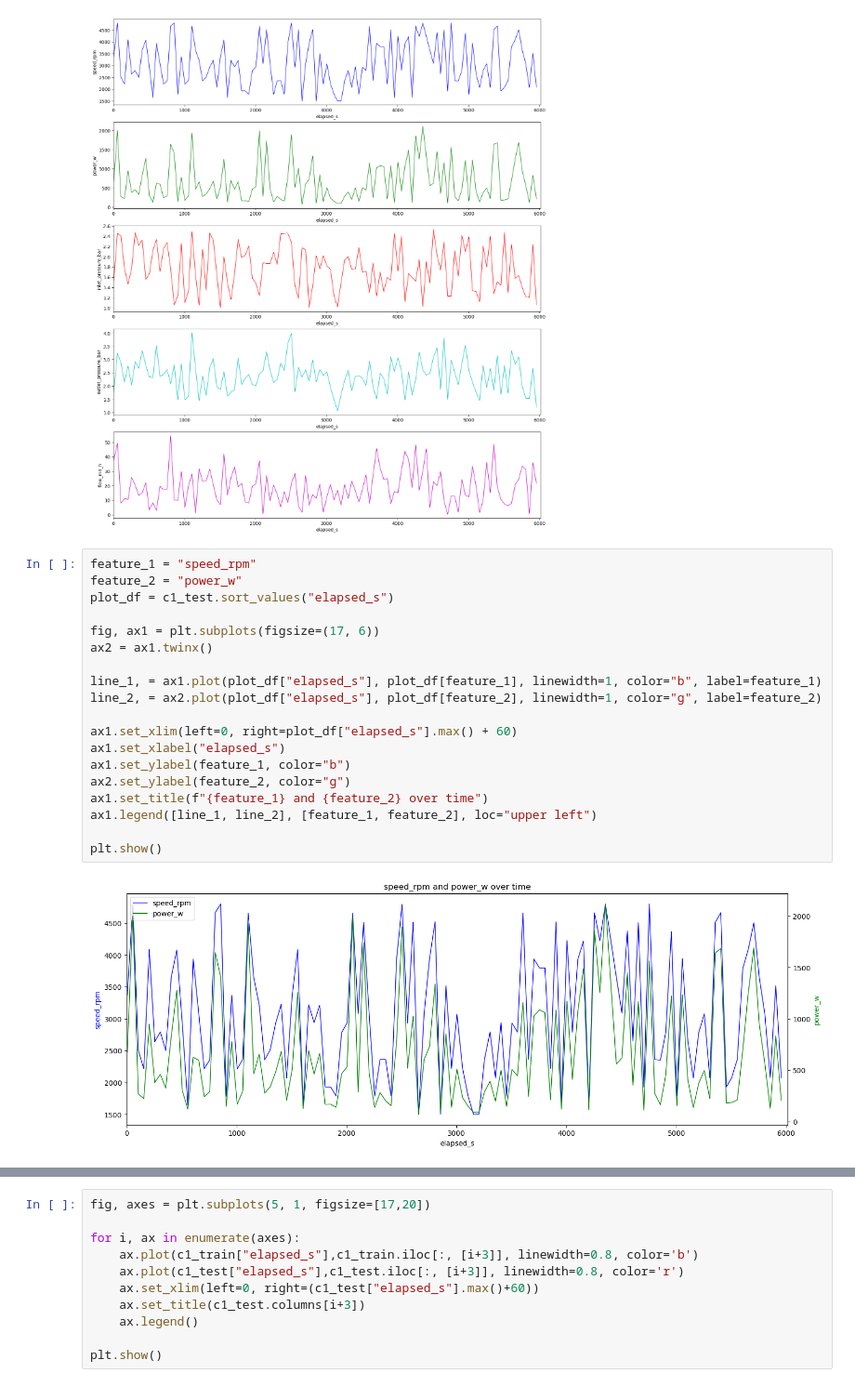
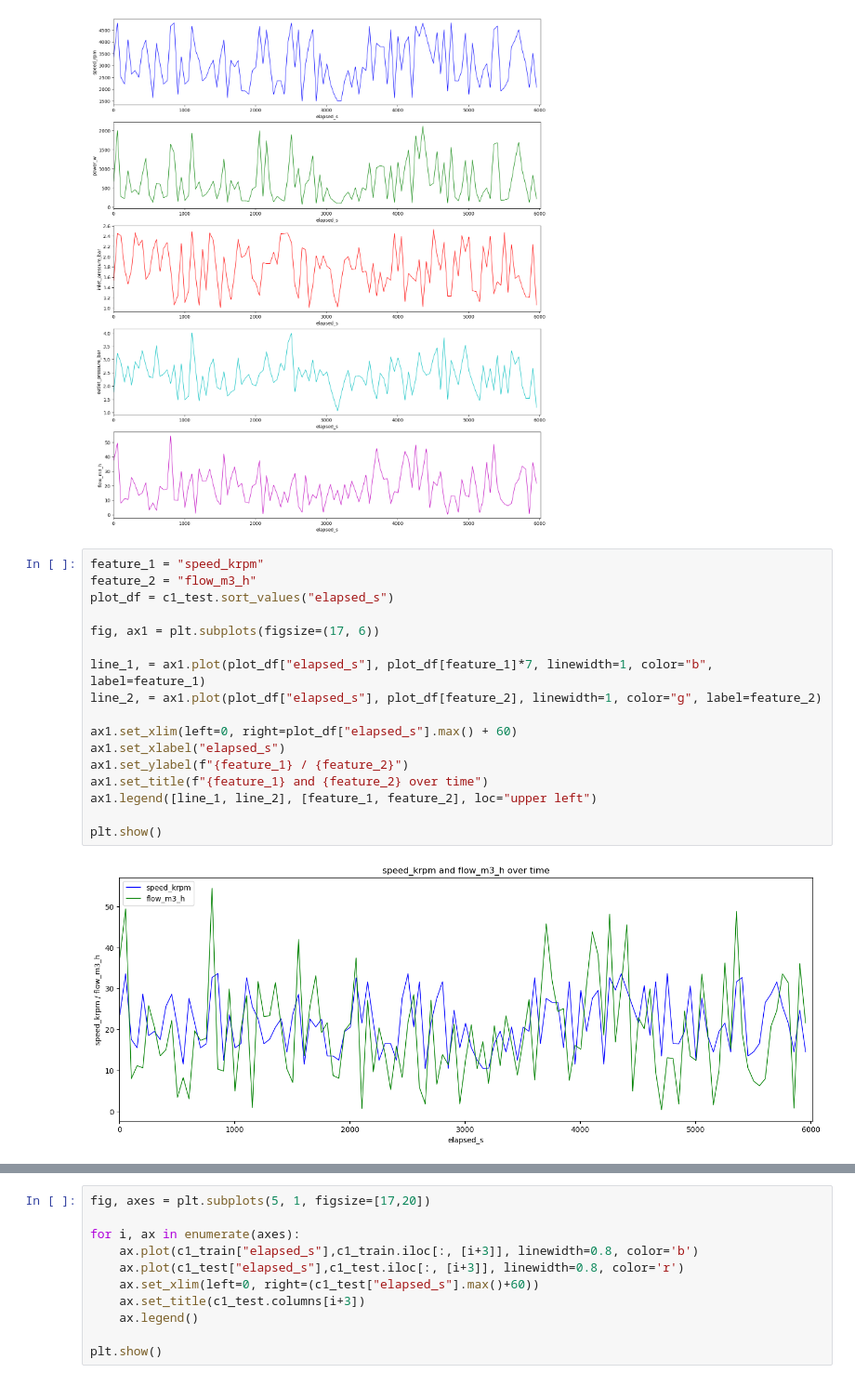
Before and after one commit to CapperTheRose16/Project-in-Machine-Learning, a Jupyter notebook: Data exploration/Plots.ipynb, the cells around one changed output, grey strips where cells are left out. Shown at 93% size. Cells and saved outputs as stored; diff of their text form.

```diff
--- a/Data exploration/Plots.ipynb
+++ b/Data exploration/Plots.ipynb
@@ -64,23 +104,21 @@ plt.show()
 # %% [output]
 [figure]
 # %%
-feature_1 = "speed_rpm"
-feature_2 = "power_w"
+feature_1 = "speed_krpm"
+feature_2 = "flow_m3_h"
 plot_df = c1_test.sort_values("elapsed_s")
 
 fig, ax1 = plt.subplots(figsize=(17, 6))
-ax2 = ax1.twinx()
 
-line_1, = ax1.plot(plot_df["elapsed_s"], plot_df[feature_1], linewidth=1, color="b", label=feature_1)
-line_2, = ax2.plot(plot_df["elapsed_s"], plot_df[feature_2], linewidth=1, color="g", label=feature_2)
+line_1, = ax1.plot(plot_df["elapsed_s"], plot_df[feature_1]*7, linewidth=1, color="b", label=feature_1)
+line_2, = ax1.plot(plot_df["elapsed_s"], plot_df[feature_2], linewidth=1, color="g", label=feature_2)
 
 ax1.set_xlim(left=0, right=plot_df["elapsed_s"].max() + 60)
 ax1.set_xlabel("elapsed_s")
-ax1.set_ylabel(feature_1, color="b")
-ax2.set_ylabel(feature_2, color="g")
+ax1.set_ylabel(f"{feature_1} / {feature_2}")
 ax1.set_title(f"{feature_1} and {feature_2} over time")
 ax1.legend([line_1, line_2], [feature_1, feature_2], loc="upper left")
 
 plt.show()
 # %% [output]
-[figure, old version]
+[figure, new version]
```
Also changed, not shown: parts of 6 cells of this notebook, 1 other file.
